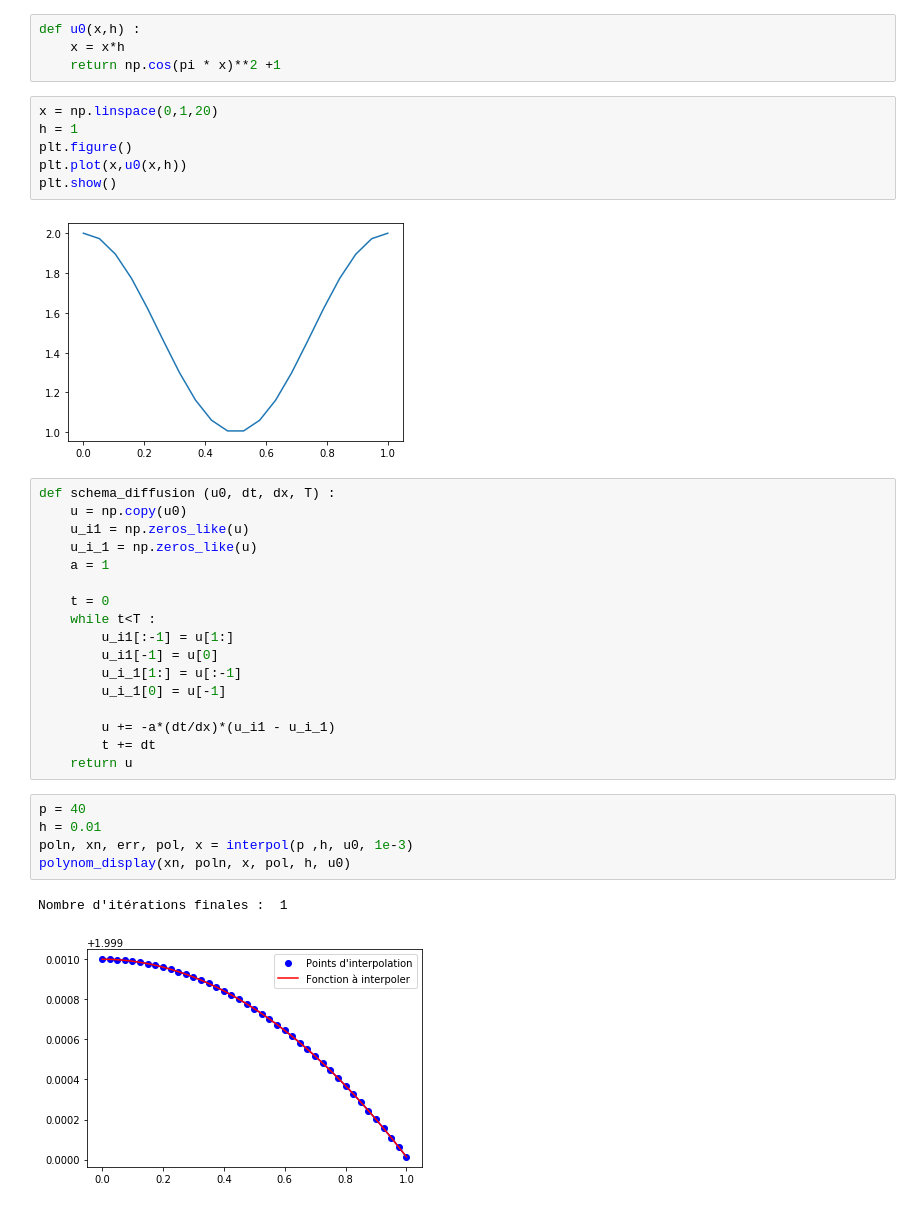
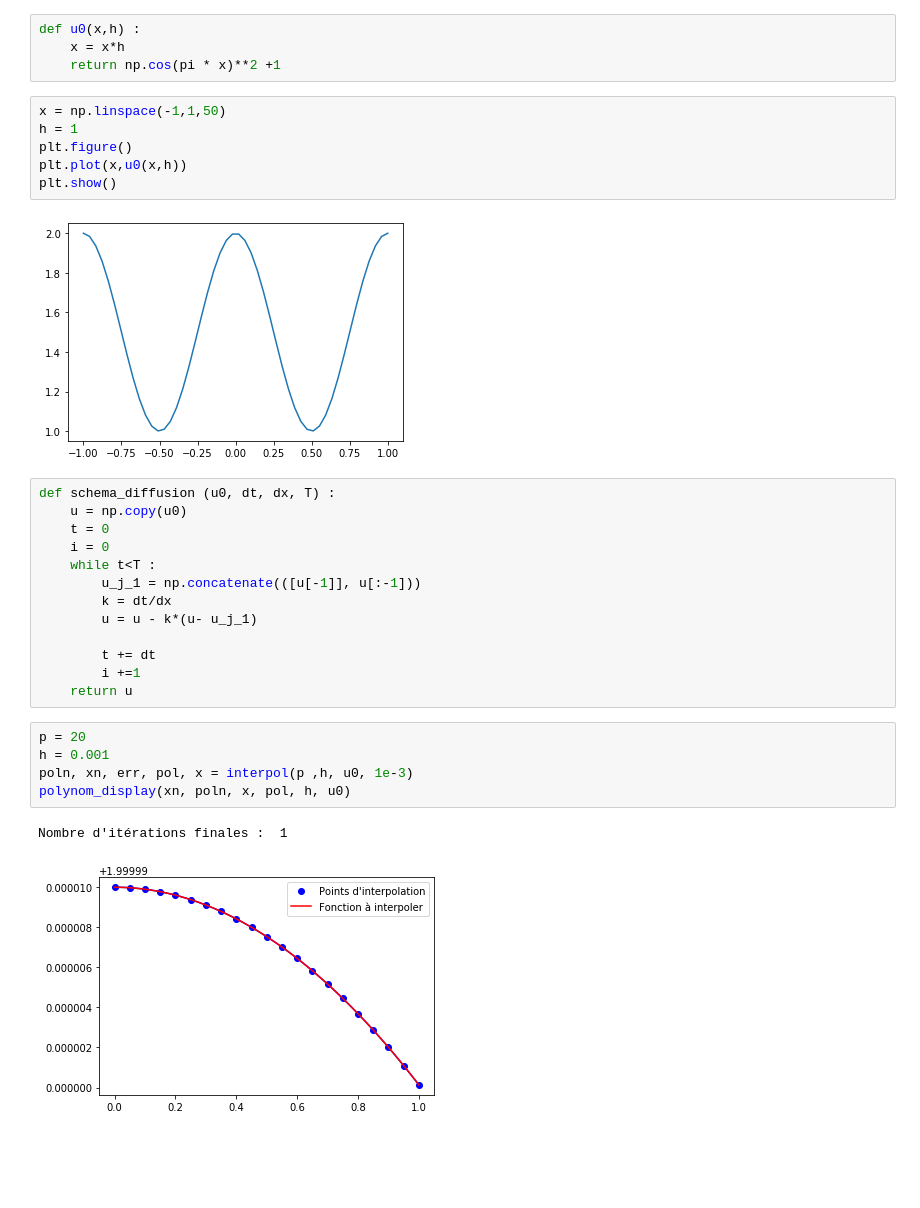
Before and after one commit to gerier/GestionDeProjet4A, a Jupyter notebook: Script_projet.ipynb, the cells around one changed output. Drawn from its saved outputs; the diff is of its cells as text; blank space fills up the shorter version.

```diff
--- a/Script_projet.ipynb
+++ b/Script_projet.ipynb
@@ -1037,36 +1253,32 @@ def u0(x,h) :
     x = x*h
     return np.cos(pi * x)**2 +1
 # %%
-x = np.linspace(0,1,20)
+x = np.linspace(-1,1,50)
 h = 1
 plt.figure()
 plt.plot(x,u0(x,h))
 plt.show()
 # %% [output]
-[figure, old version]
+[figure, new version]
 # %%
 def schema_diffusion (u0, dt, dx, T) :
     u = np.copy(u0)
-    u_i1 = np.zeros_like(u)
-    u_i_1 = np.zeros_like(u)
-    a = 1
+    t = 0
+    i = 0
+    while t<T :
+        u_j_1 = np.concatenate(([u[-1]], u[:-1]))
+        k = dt/dx
+        u = u - k*(u- u_j_1)
 
-    t = 0
-    while t<T :
-        u_i1[:-1] = u[1:]
-        u_i1[-1] = u[0]
-        u_i_1[1:] = u[:-1]
-        u_i_1[0] = u[-1]
-
-        u += -a*(dt/dx)*(u_i1 - u_i_1)
         t += dt
+        i +=1
     return u
 # %%
-p = 40
-h = 0.01
+p = 20
+h = 0.001
 poln, xn, err, pol, x = interpol(p ,h, u0, 1e-3)
 polynom_display(xn, poln, x, pol, h, u0)
 # %% [output]
 Nombre d'itérations finales :  1
-[figure, old version]
+[figure, new version]
 # %%
```
Also changed, not shown: parts of 70 cells of this notebook.
